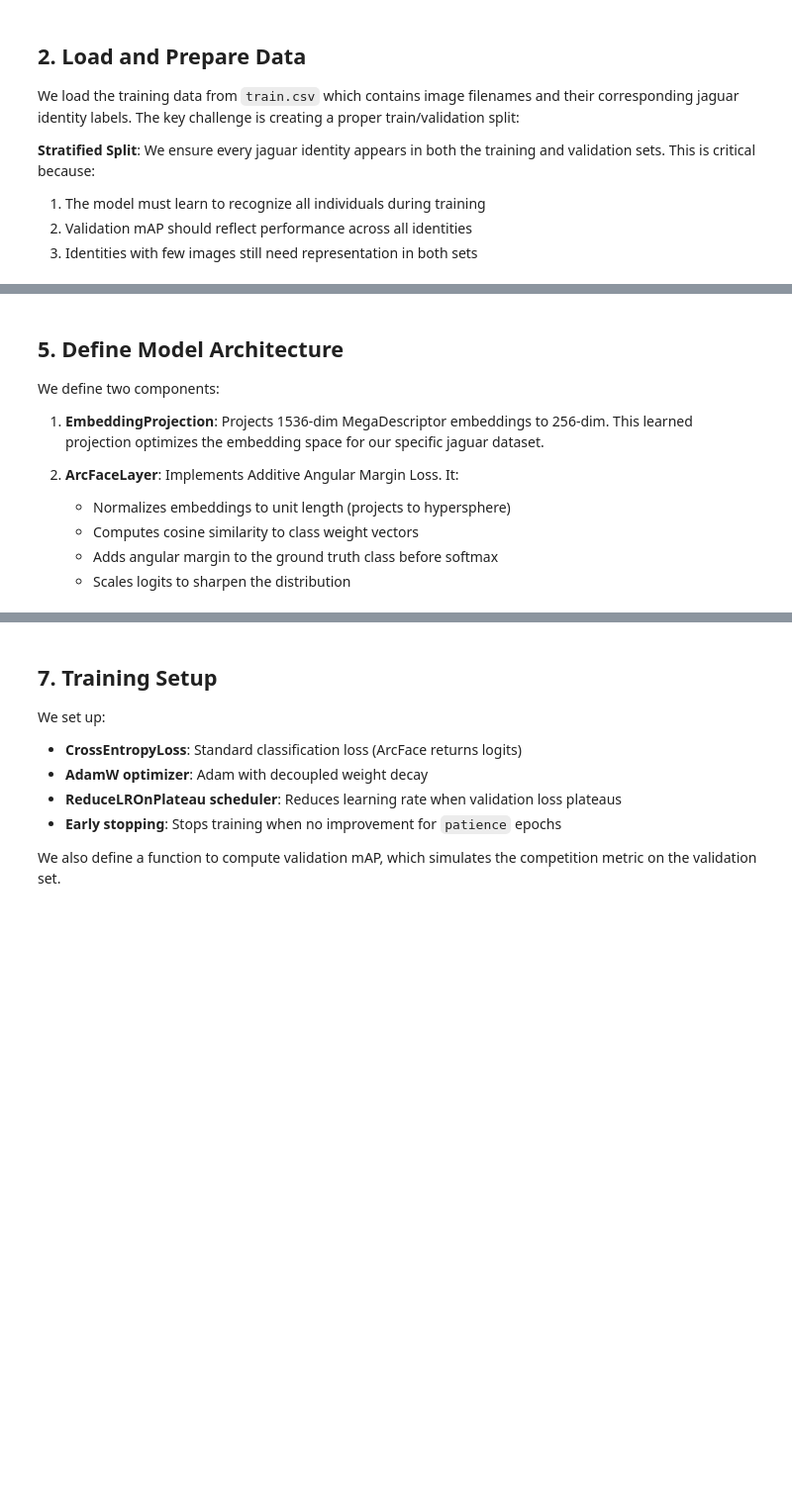
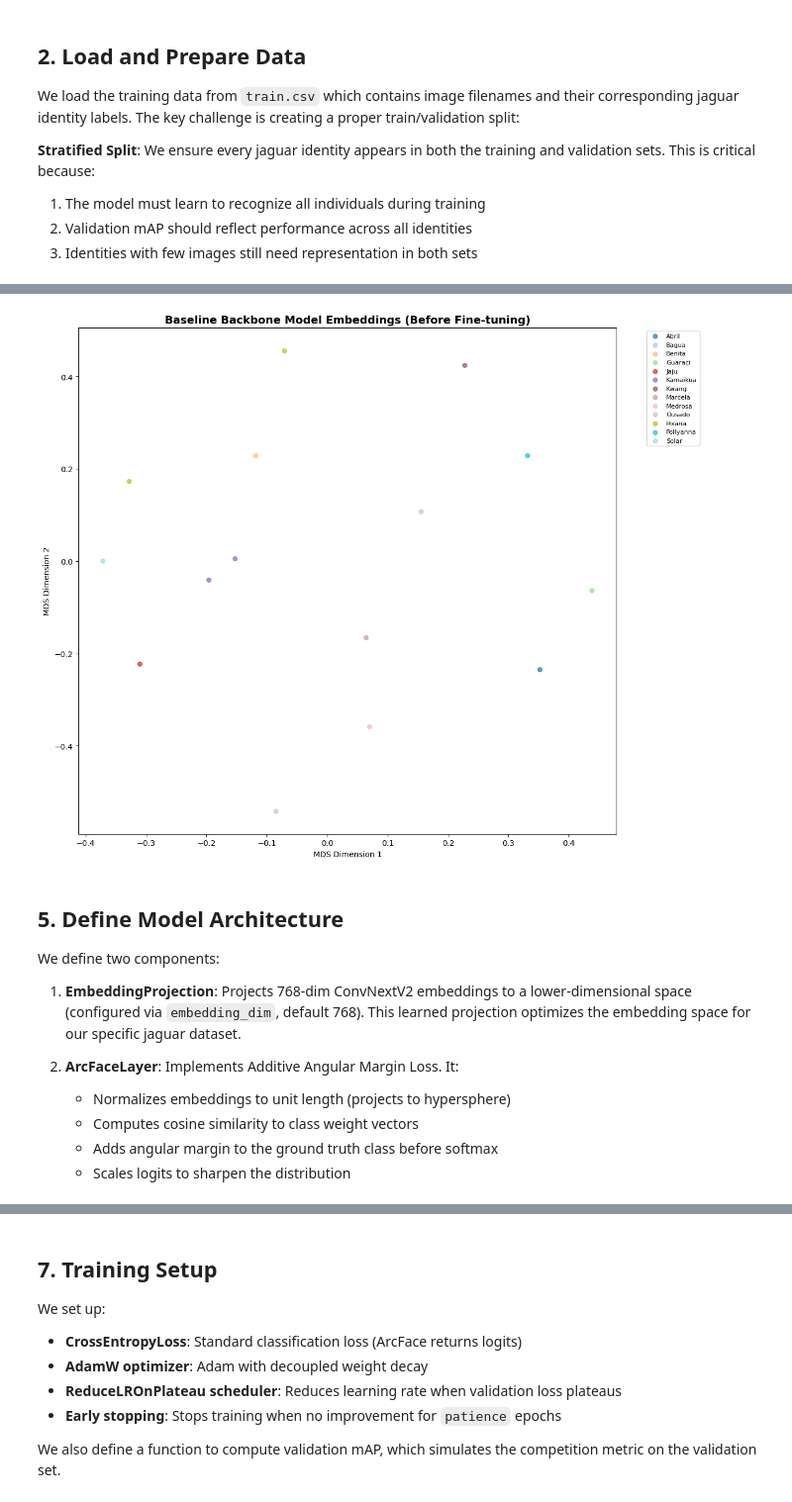
Before and after one commit to linusloell/jaguar-reid-linus-loell, a Jupyter notebook: notebooks/megadescriptor-arcfaceloss.ipynb, the cells around one changed output, grey strips where cells are left out. Shown at 99% size. Cells and saved outputs as stored; diff of their text form; code cells hidden in the pictures; blank space fills up the shorter version.

Commit message:
update megadescriptor script

```diff
--- a/notebooks/megadescriptor-arcfaceloss.ipynb
+++ b/notebooks/megadescriptor-arcfaceloss.ipynb
@@ -236,0 +276,7 @@ We use the `timm` library to load the pre-trained model from Hugging Face Hub.
+# %%
+# TODO: remove later
+# for debugging reduce dataset size on cpu
+if (not torch.cuda.is_available()):
+    fraction = 0.01
+    train_data = train_data.sample(frac=fraction, random_state=config["seed"])
+    val_data = val_data.sample(frac=fraction, random_state=config["seed"])
@@ -255,0 +304,10 @@ with torch.no_grad():
+# %%
+# Get the embedding dimension from the model
+with torch.no_grad():
+    dummy_input = torch.randn(1, 3, config["input_size"], config["input_size"]).to(device)
+    dummy_output = backbone(dummy_input)
+
+    backbone_dim = dummy_output.shape[1]
+
+    print(f"  Final embedding dimension: {backbone_dim}")
+    wandb.config.update({"backbone_embedding_dim": backbone_dim}, allow_val_change=True)
@@ -271,7 +335,7 @@ print(f"  Normalization: ImageNet statistics")
 # %%
 @torch.no_grad()
 def extract_embeddings(model, image_paths, batch_size=32, desc="Extracting embeddings"):
-    """Extract embeddings for a list of image paths using MegaDescriptor."""
+    """Extract embeddings for a list of image paths using the backbone model."""
     model.eval()
     embeddings = []
 
@@ -293,7 +357,7 @@ def extract_embeddings(model, image_paths, batch_size=32, desc="Extracting embed
         # Stack and move to device
         batch_tensor = torch.stack(batch_tensors).to(device)
 
-        # Get embeddings
+        # Get embeddings from model
         batch_emb = model(batch_tensor).cpu().numpy()
         embeddings.append(batch_emb)
 
@@ -303,8 +369,12 @@ print("Embedding extraction function defined")
 # %%
 emb_dir = Path("/kaggle/working/embeddings") if ON_KAGGLE else Path("../embeddings")
-emb_dir.mkdir(parents=True, exist_ok=True)
 
-cache_path = emb_dir / "baseline_train_embeddings.npz"
+# Create subfolder for model-specific embeddings
+model_name_safe = config["model"].replace("/", "_")
+model_emb_dir = emb_dir / model_name_safe
+model_emb_dir.mkdir(parents=True, exist_ok=True)
+
+cache_path = model_emb_dir / "baseline_train_embeddings.npz"
 
 # Extract baseline embeddings for training data
 train_filenames = train_data["filename"].astype(str).tolist()
@@ -314,6 +384,11 @@ def _load_cached_embeddings(cache_path, expected_filenames):
     z = np.load(cache_path, allow_pickle=True)
     cached_embeddings = z["embeddings"]
     cached_filenames = z["filenames"].tolist() if isinstance(z["filenames"], np.ndarray) else list(z["filenames"])
+
+    # Reject cache if embeddings are not 2D
+    if cached_embeddings.ndim != 2:
+        print(f"Cache has unexpected shape {cached_embeddings.shape}, discarding.")
+        return None
 
     if len(cached_filenames) != len(expected_filenames):
         return None
@@ -327,6 +402,8 @@ def _load_cached_embeddings(cache_path, expected_filenames):
     idx = {fn: i for i, fn in enumerate(cached_filenames)}
     return np.stack([cached_embeddings[idx[fn]] for fn in expected_filenames], axis=0)
 
+print(f"Storing embeddings in: {model_emb_dir}")
+
 baseline_train_embeddings = None
 if cache_path.exists():
     baseline_train_embeddings = _load_cached_embeddings(cache_path, train_filenames)
@@ -337,7 +414,7 @@ if cache_path.exists():
 if baseline_train_embeddings is None:
     print(f"Extracting baseline embeddings for {len(train_image_paths)} training images...")
     baseline_train_embeddings = extract_embeddings(
-        megadescriptor,
+        backbone,
         train_image_paths,
         batch_size=config["batch_size"]
     )
@@ -418,22 +502,24 @@ print("MDS visualization functions defined")
 # %%
 # Visualize baseline embeddings
 train_labels = train_data['ground_truth'].values
 
 fig_baseline = visualize_embeddings_mds(
     baseline_train_embeddings,
     train_labels,
-    "Baseline MegaDescriptor Embeddings (Before Fine-tuning)"
+    "Baseline Backbone Model Embeddings (Before Fine-tuning)"
 )
 plt.show()
 
 # Log to W&B
 wandb.log({"baseline_embeddings_mds": wandb.Image(fig_baseline)})
+# %% [output]
+[figure, added]
 # %% [markdown]
 ## 5. Define Model Architecture
 
 We define two components:
 
-1. **EmbeddingProjection**: Projects 1536-dim MegaDescriptor embeddings to 256-dim. This learned projection optimizes the embedding space for our specific jaguar dataset.
+1. **EmbeddingProjection**: Projects 768-dim ConvNextV2 embeddings to a lower-dimensional space (configured via `embedding_dim`, default 768). This learned projection optimizes the embedding space for our specific jaguar dataset.
 
 2. **ArcFaceLayer**: Implements Additive Angular Margin Loss. It:
    - Normalizes embeddings to unit length (projects to hypersphere)
```
Also changed, not shown: parts of 42 cells of this notebook, 1 other file.
